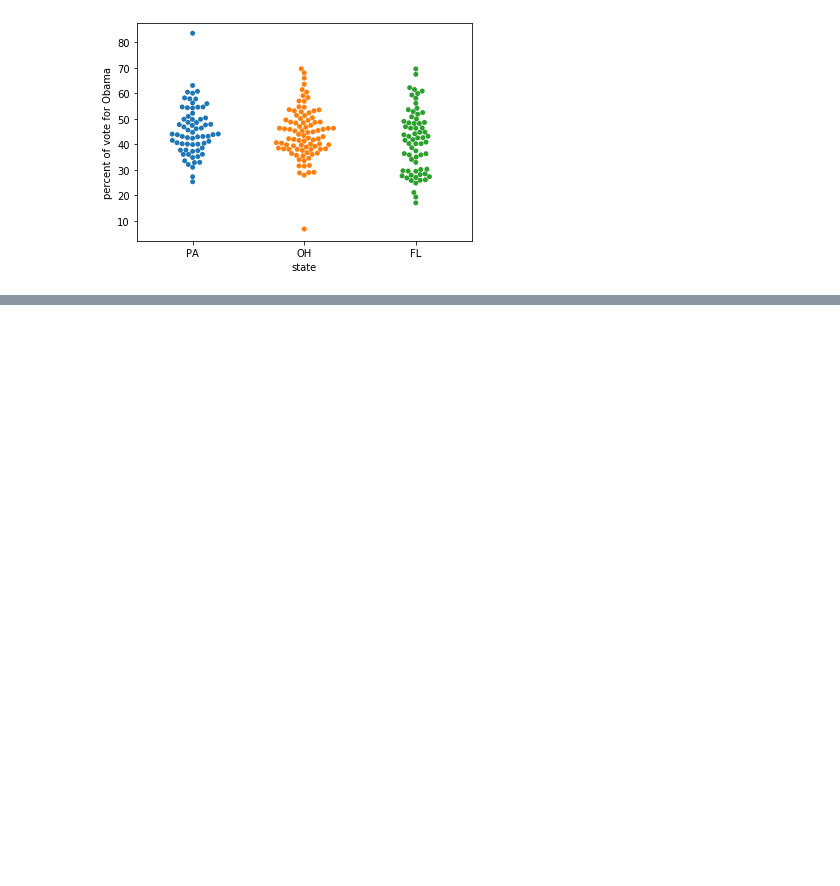
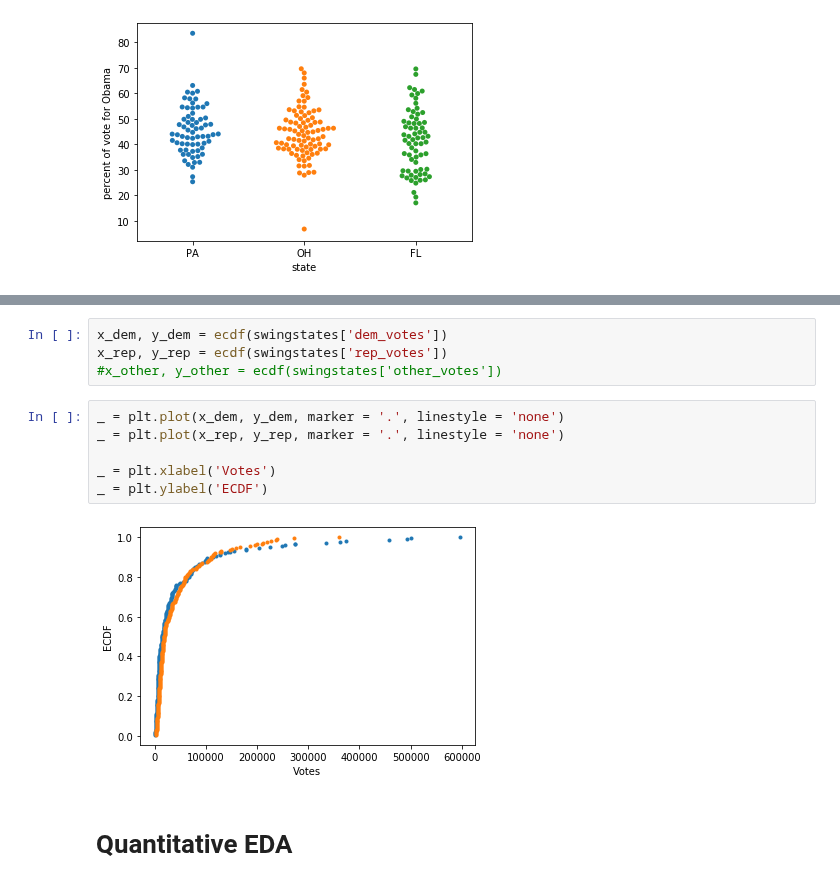
Before and after one commit to afminmax/DC-Data-Scientist-Lessons, a Jupyter notebook: 16-Statistics-With-Python-1/python-stats-1.ipynb, the cells around one changed output, grey strips where cells are left out. Cells and saved outputs as stored; diff of their text form; blank space fills up the shorter version.

```diff
--- a/16-Statistics-With-Python-1/python-stats-1.ipynb
+++ b/16-Statistics-With-Python-1/python-stats-1.ipynb
@@ -35,0 +75,14 @@ plt.show()
+# %%
+x_dem, y_dem = ecdf(swingstates['dem_votes'])
+x_rep, y_rep = ecdf(swingstates['rep_votes'])
+#x_other, y_other = ecdf(swingstates['other_votes'])
+# %%
+_ = plt.plot(x_dem, y_dem, marker = '.', linestyle = 'none')
+_ = plt.plot(x_rep, y_rep, marker = '.', linestyle = 'none')
+
+_ = plt.xlabel('Votes')
+_ = plt.ylabel('ECDF')
+# %% [output]
+[figure, added]
+# %% [markdown]
+# Quantitative EDA
```
Also changed, not shown: parts of 7 cells of this notebook.
